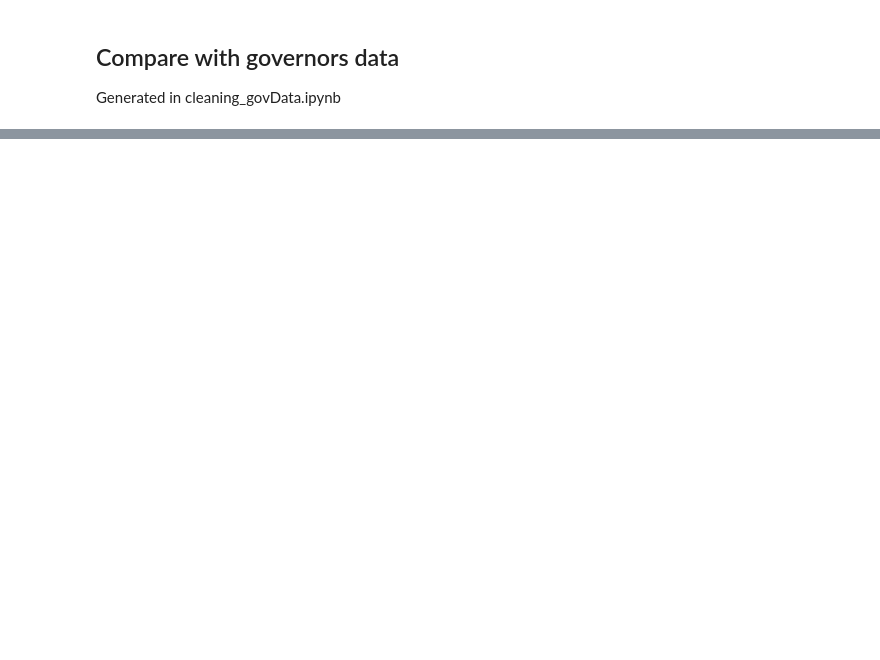
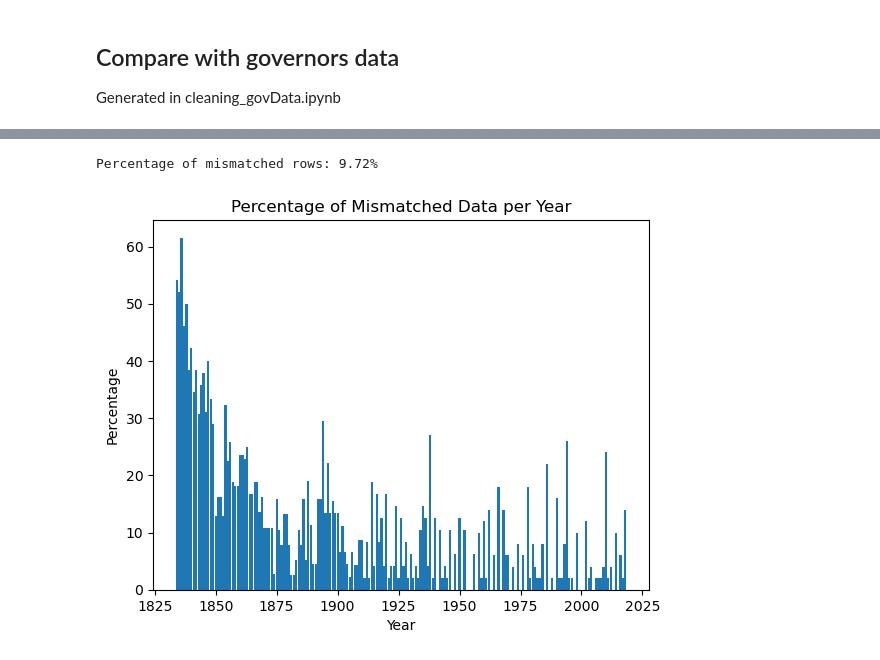
Before and after one commit to batShimon/similarity_data, a Jupyter notebook: merging_Klarner_and_ICPSR.ipynb, the cells around one changed output, grey strips where cells are left out. Cells and saved outputs as stored; diff of their text form; code cells hidden in the pictures; blank space fills up the shorter version.

Commit message:
wip with plots

```diff
--- a/merging_Klarner_and_ICPSR.ipynb
+++ b/merging_Klarner_and_ICPSR.ipynb
@@ -1017,8 +1514,10 @@ regions = pd.read_csv(os.path.join(raw_data_dir, "state_regions.csv"))
 regions.rename(columns={'State Code': 'state_abbrev', 'Region': 'region', 'Division':'division'}, inplace=True)
 regions = regions.drop(columns=['State'])
 # %%
-final_merged = pd.merge(final_df, pd.read_csv(gov_data), on=['year', 'state_abbrev'], how='left', suffixes=('_final', '_gov'))
+final_merged = pd.merge(final_df, gov_data, on=['year', 'state_abbrev'], how='left', suffixes=('_final', '_gov'))
 final_merged = pd.merge(final_merged, regions, on='state_abbrev', how='left')
+final_merged = final_merged.drop(columns=['dem_upphse', 'rep_upphse',
+       'dem_lowhse', 'rep_lowhse', 'shr_dem_in_sess', 'shr_rep_in_sess'])
 # %%
 assert final_merged.duplicated(subset=['year', 'state_abbrev']).sum() == 0, \
     "Duplicate year-state combinations found in the dataset!"
@@ -1032,17 +1529,12 @@ mismatched_rows = mismatched_rows[mismatched_rows['year']<2020]
 final_df_filt = final_df[final_df['year'] < 2020]
 
 # Exclude rows with NA in either column and find mismatched rows
-mismatched_rows_no_NAs = final_merged[
-    final_merged['gov_party_final'].notna() &
+mismatched_rows = final_merged[
     final_merged['gov_party_gov'].notna() &
     (final_merged['gov_party_final'] != final_merged['gov_party_gov']) &
     (final_merged['year'] < 2020)
 ]
-
-final_df_no_NAs = final_df.dropna(subset=['gov_party'])
-
-final_df_no_NAs = final_df_no_NAs[final_df_no_NAs['year'] < 2020]
 # %%
 print(f"Percentage of mismatched rows: {mismatched_rows.shape[0] / final_df.shape[0] * 100:.2f}%")
-
-print(f"Percentage of mismatched rows without NAs: {mismatched_rows_no_NAs.shape[0] / final_df_no_NAs.shape[0] * 100:.2f}%")
+# %% [output]
+Percentage of mismatched rows: 9.72%
@@ -1051,10 +1541,18 @@ mismatched_rows['region'].unique()
 # %%
-# Count the frequency of observations per year
-year_counts = mismatched_rows['year'].value_counts().sort_index()
+# Count the total number of observations per year in final_df
+total_year_counts = final_df['year'].value_counts().sort_index()
 
-# Plot the frequency of observations per year
-plt.bar(year_counts.index, year_counts.values, width=0.9)
+# Count the number of mismatched observations per year
+mismatched_year_counts = mismatched_rows['year'].value_counts().sort_index()
+
+# Calculate the percentage of mismatched rows per year
+year_percentages = (mismatched_year_counts / total_year_counts) * 100
+
+# Plot the percentage of mismatched observations per year
+plt.bar(year_percentages.index, year_percentages.values, width=0.9)
 plt.xlabel('Year')
-plt.ylabel('Frequency')
-plt.title('Mismatched data per Year')
+plt.ylabel('Percentage')
+plt.title('Percentage of Mismatched Data per Year')
 plt.show()
+# %% [output]
+[figure, added]
```
Also changed, not shown: parts of 71 cells of this notebook.
